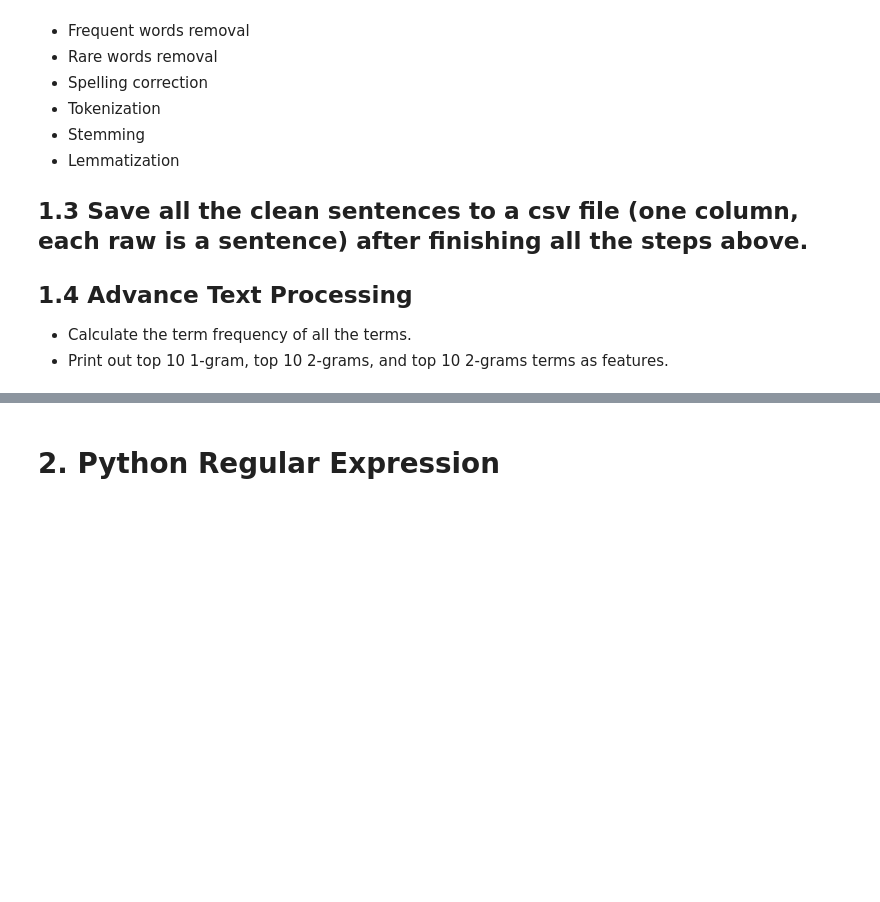
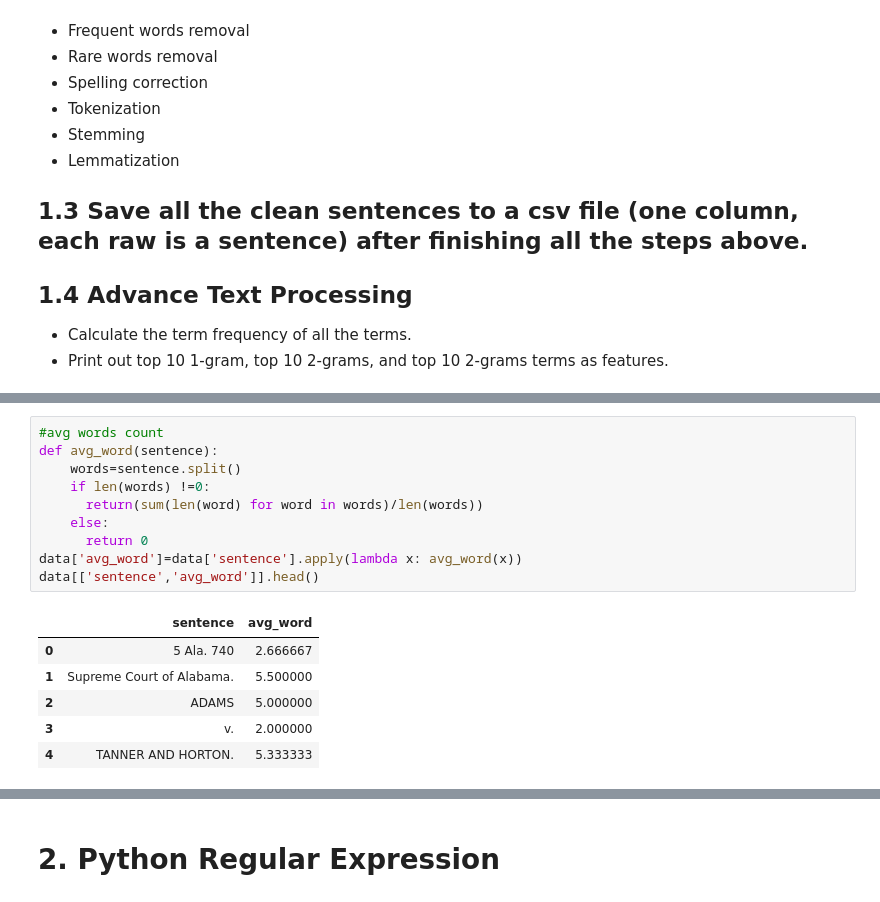
Before and after one commit to NikhithaKunati/INFO5731_Spring2020, a Jupyter notebook: Copy_of_In_class_exercise_04.ipynb, the cells around one changed output, grey strips where cells are left out. Saved outputs shown, nothing was run; the diff lists cells and outputs as text; blank space fills up the shorter version.

```diff
--- a/Copy_of_In_class_exercise_04.ipynb
+++ b/Copy_of_In_class_exercise_04.ipynb
@@ -43,0 +78,17 @@ Here is a [legal case](https://github.com/unt-iialab/INFO5731_Spring2020/blob/ma
+# %%
+#avg words count
+def avg_word(sentence):
+    words=sentence.split()
+    if len(words) !=0:
+      return(sum(len(word) for word in words)/len(words))
+    else:
+      return 0
+data['avg_word']=data['sentence'].apply(lambda x: avg_word(x))
+data[['sentence','avg_word']].head()
+# %% [output]
+|  | sentence | avg_word |
+| 0 | 5 Ala. 740 | 2.666667 |
+| 1 | Supreme Court of Alabama. | 5.500000 |
+| 2 | ADAMS | 5.000000 |
+| 3 | v. | 2.000000 |
+| 4 | TANNER AND HORTON. | 5.333333 |
```
Also changed, not shown: parts of 22 cells of this notebook.
